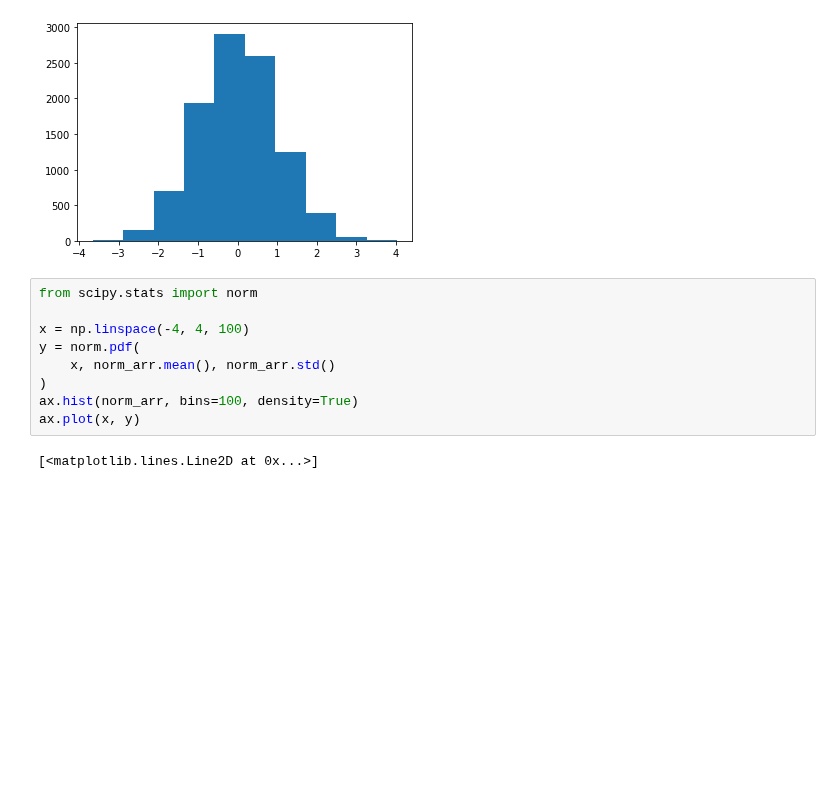
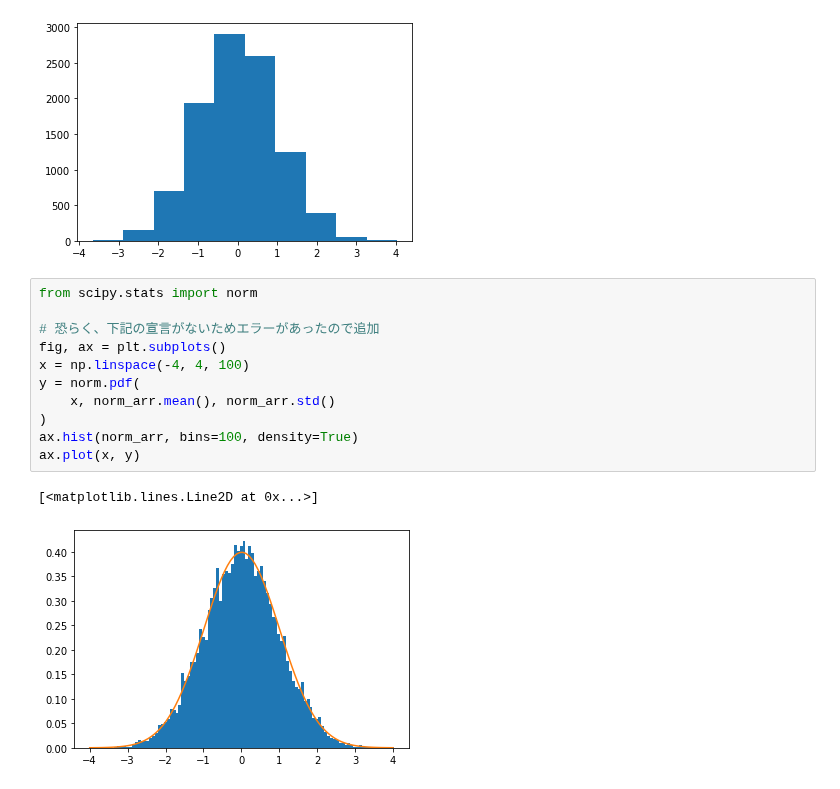
Before and after one commit to zfukuoka/Copying_a_sutra, a Jupyter notebook: SoftwareDesign202010_01/SoftwareDesign202010_0101.ipynb, the cells around one changed output. Saved outputs shown, nothing was run; the diff lists cells and outputs as text; blank space fills up the shorter version.

```diff
--- a/SoftwareDesign202010_01/SoftwareDesign202010_0101.ipynb
+++ b/SoftwareDesign202010_01/SoftwareDesign202010_0101.ipynb
@@ -444,11 +444,14 @@ ax.hist(norm_arr)
 # %%
 from scipy.stats import norm
 
+# 恐らく、下記の宣言がないためエラーがあったので追加
+fig, ax = plt.subplots()
 x = np.linspace(-4, 4, 100)
 y = norm.pdf(
     x, norm_arr.mean(), norm_arr.std()
 )
 ax.hist(norm_arr, bins=100, density=True)
 ax.plot(x, y)
 # %% [output]
 [<matplotlib.lines.Line2D at 0x...>]
+[figure, added]
```
Also changed, not shown: parts of 3 cells of this notebook.
